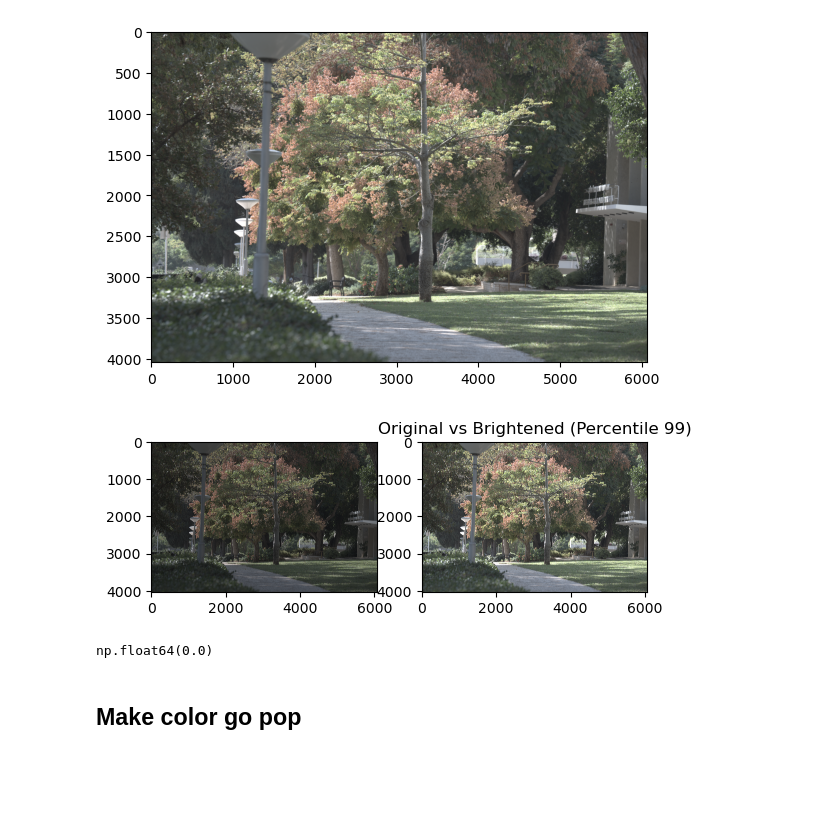
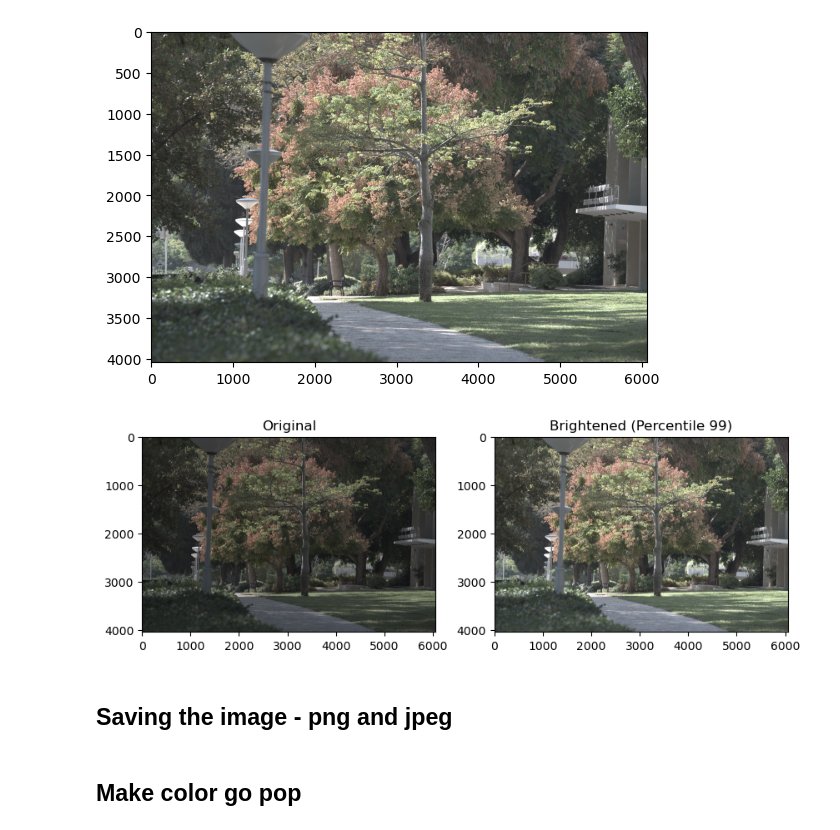
Before and after one commit to Chayush123/Computational-Imaging-Course, a Jupyter notebook: HW1/assgn1/HW1_code.ipynb, the cells around one changed output. Cells and saved outputs as stored; diff of their text form; code cells hidden in the pictures; blank space fills up the shorter version.

```diff
--- a/HW1/assgn1/HW1_code.ipynb
+++ b/HW1/assgn1/HW1_code.ipynb
@@ -194,18 +198,19 @@ plt.imshow(bright_full_image ** (1/gamma))
 [figure]
 # %%
 fig = plt.figure()
+fig.set_size_inches(10,5)
 fig.add_subplot(1, 2, 1)
 plt.imshow(full_image ** (1/gamma))
+plt.title('Original')
 fig.add_subplot(1, 2, 2)
 plt.imshow(bright_full_image ** (1/gamma))
-plt.title(f'Original vs Brightened (Percentile {p})')
+plt.title(f'Brightened (Percentile {p})')
+plt.savefig('brightness_comparison.png')
 plt.show()
 # %% [output]
-[figure, old version]
+[figure, new version]
-# %%
-full_image.min()
-# %% [output]
-np.float64(0.0)
+# %% [markdown]
+## Saving the image - png and jpeg
 # %%
 full_image_to_save = (bright_full_image ** (1/gamma)) * 255
 full_image_to_save = full_image_to_save.astype(np.uint8)
```
Also changed, not shown: parts of 7 cells of this notebook, 1 other file.
